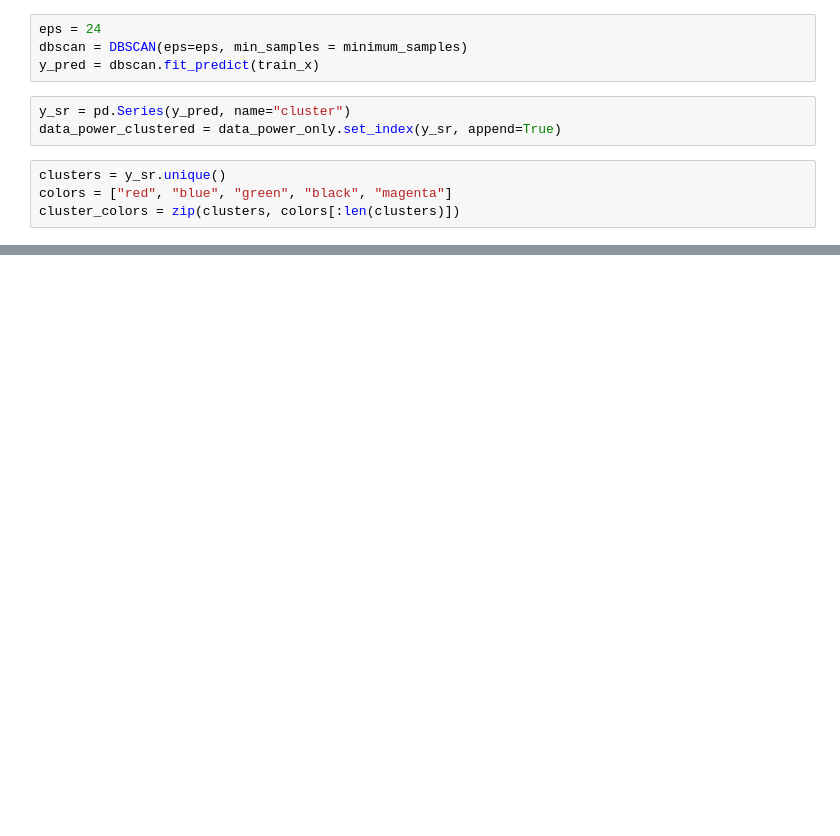
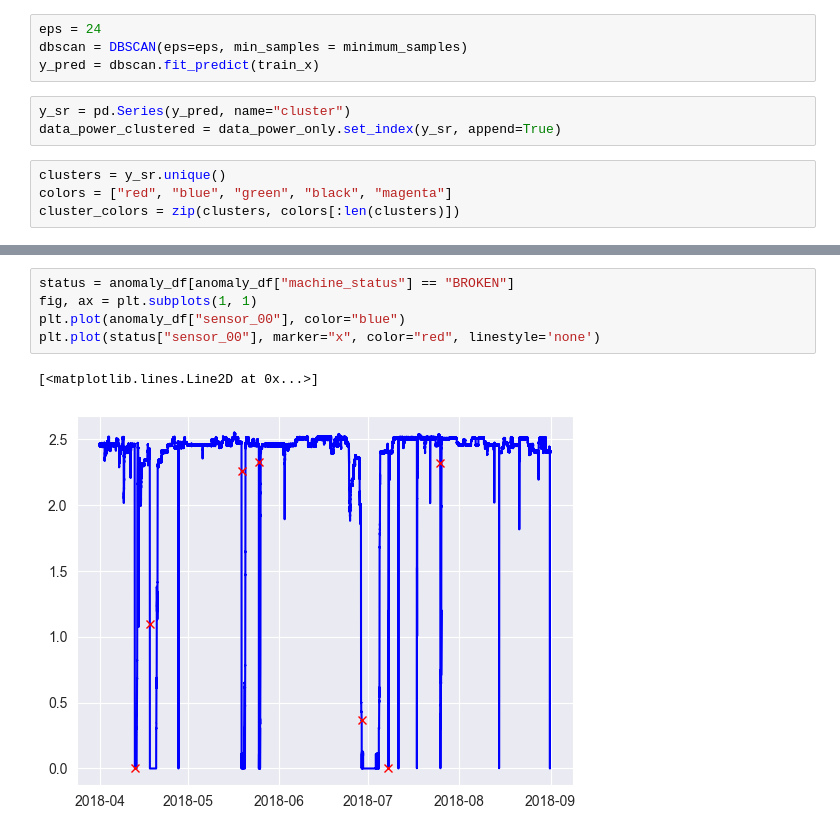
Before and after one commit to nitishsingh158/energy_consumption_clustering, a Jupyter notebook: energy_clustering.ipynb, the cells around one changed output, grey strips where cells are left out. Cells and saved outputs as stored; diff of their text form; blank space fills up the shorter version.

```diff
--- a/energy_clustering.ipynb
+++ b/energy_clustering.ipynb
@@ -251,0 +304,8 @@ plt.xticks(range(0, 24, 1));
+# %%
+status = anomaly_df[anomaly_df["machine_status"] == "BROKEN"]
+fig, ax = plt.subplots(1, 1)
+plt.plot(anomaly_df["sensor_00"], color="blue")
+plt.plot(status["sensor_00"], marker="x", color="red", linestyle='none')
+# %% [output]
+[<matplotlib.lines.Line2D at 0x...>]
+[figure, added]
```
Also changed, not shown: parts of 16 cells of this notebook.
